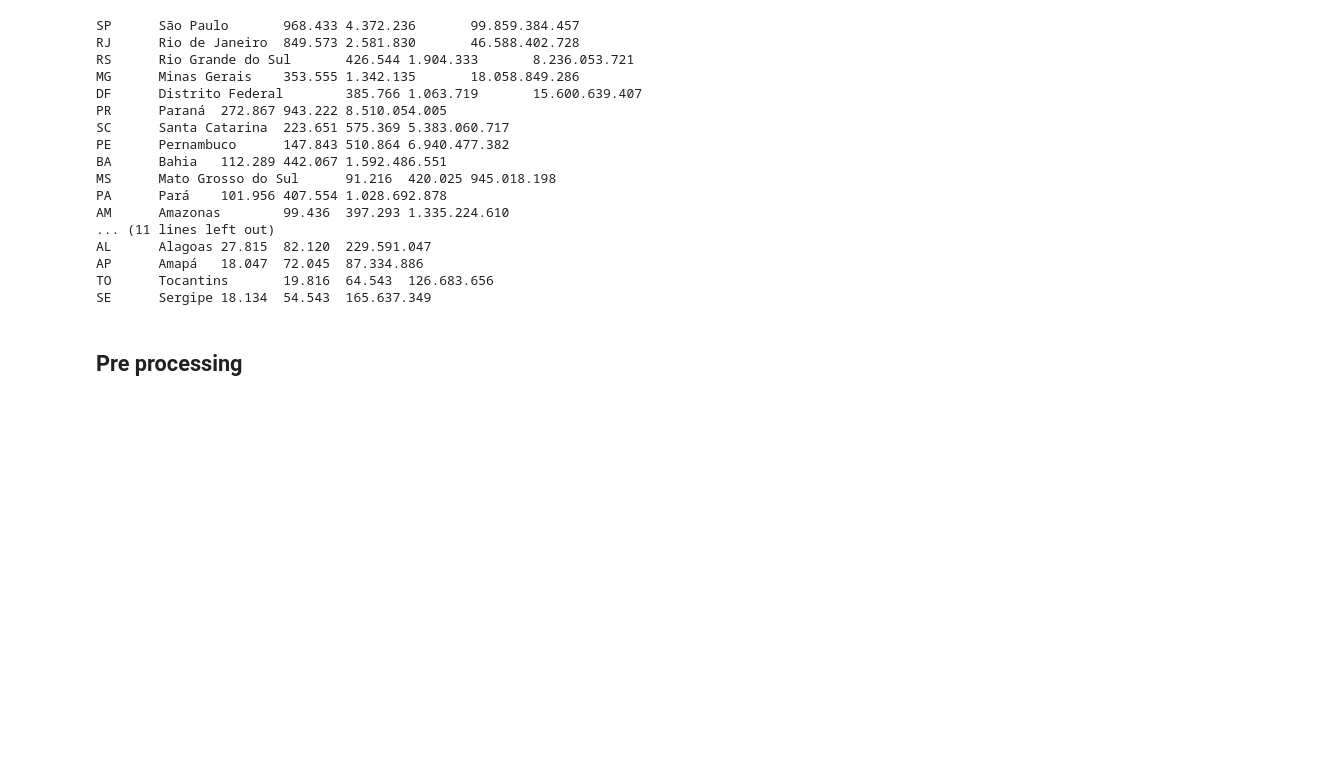
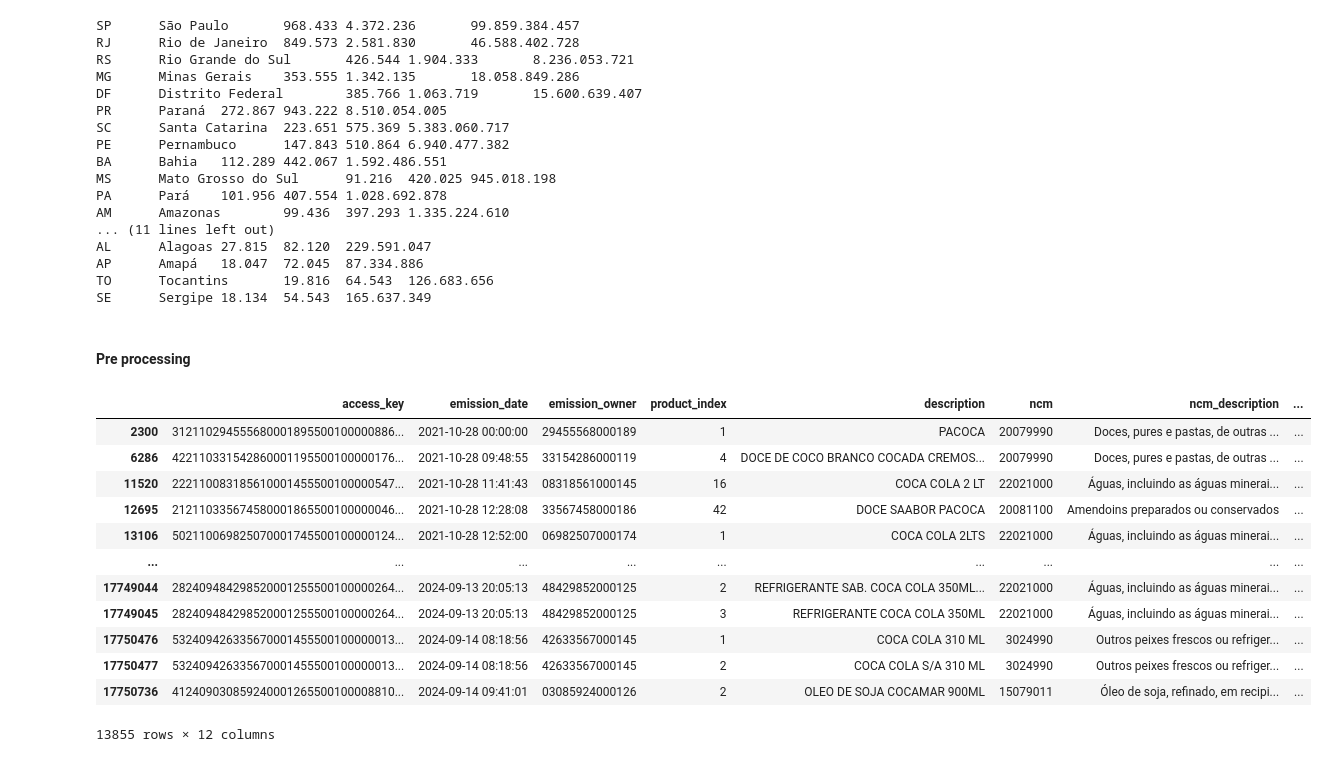
Before and after one commit to teichx/TCC, a Jupyter notebook: app/tcc.ipynb, the cells around one changed output. Saved outputs shown, nothing was run; the diff lists cells and outputs as text; code cells hidden in the pictures; blank space fills up the shorter version.

```diff
--- a/app/tcc.ipynb
+++ b/app/tcc.ipynb
@@ -10,5 +27,5 @@ import requests
 # %%
-def get_items():
+def get_class_items():
   folder_path = '../data/raw'
   processed_files = 0
   for file_name in os.listdir(folder_path):
@@ -72,17 +89,17 @@ def get_items():
         print(f'Processed files {processed_files}')
 
 
-def get_combined():
+def get_class_combined():
   combined_path = '../data/combined.parquet.br'
   if os.path.exists(combined_path):
     print('Reading cache combined data')
     return pandas.read_parquet(combined_path)
-  combined_data = pandas.concat(get_items(), ignore_index=True)
+  combined_data = pandas.concat(get_class_items(), ignore_index=True)
   print('Start compression')
   combined_data.to_parquet(combined_path, index=False, compression='brotli')
   return combined_data
 
-data_frame = get_combined()
+data_frame = get_class_combined()
 # %% [output]
 Reading cache combined data
 # %% [markdown]
@@ -165,4 +182,24 @@ AP      Amapá   18.047  72.045  87.334.886
 TO      Tocantins       19.816  64.543  126.683.656
 SE      Sergipe 18.134  54.543  165.637.349
 # %% [markdown]
-## Pre processing
+#### Pre processing
+# %%
+data_frame.drop_duplicates(inplace=True)
+# %%
+filtered_df = data_frame[data_frame['description'].str.contains('coca', case=False)]
+# %%
+filtered_df
+# %% [output]
+|  | access_key | emission_date | emission_owner | product_index | description | ncm | ncm_description | ... |
+| 2300 | 312110294555680001895500100000886... | 2021-10-28 00:00:00 | 29455568000189 | 1 | PACOCA | 20079990 | Doces, pures e pastas, de outras ... | ... |
+| 6286 | 422110331542860001195500100000176... | 2021-10-28 09:48:55 | 33154286000119 | 4 | DOCE DE COCO BRANCO COCADA CREMOS... | 20079990 | Doces, pures e pastas, de outras ... | ... |
+| 11520 | 222110083185610001455500100000547... | 2021-10-28 11:41:43 | 08318561000145 | 16 | COCA COLA 2 LT | 22021000 | Águas, incluindo as águas minerai... | ... |
+| 12695 | 212110335674580001865500100000046... | 2021-10-28 12:28:08 | 33567458000186 | 42 | DOCE SAABOR PACOCA | 20081100 | Amendoins preparados ou conservados | ... |
+| 13106 | 502110069825070001745500100000124... | 2021-10-28 12:52:00 | 06982507000174 | 1 | COCA COLA 2LTS | 22021000 | Águas, incluindo as águas minerai... | ... |
+| ... | ... | ... | ... | ... | ... | ... | ... | ... |
+| 17749044 | 282409484298520001255500100000264... | 2024-09-13 20:05:13 | 48429852000125 | 2 | REFRIGERANTE SAB. COCA COLA 350ML... | 22021000 | Águas, incluindo as águas minerai... | ... |
+| 17749045 | 282409484298520001255500100000264... | 2024-09-13 20:05:13 | 48429852000125 | 3 | REFRIGERANTE COCA COLA 350ML | 22021000 | Águas, incluindo as águas minerai... | ... |
+| 17750476 | 532409426335670001455500100000013... | 2024-09-14 08:18:56 | 42633567000145 | 1 | COCA COLA 310 ML | 3024990 | Outros peixes frescos ou refriger... | ... |
+| 17750477 | 532409426335670001455500100000013... | 2024-09-14 08:18:56 | 42633567000145 | 2 | COCA COLA S/A 310 ML | 3024990 | Outros peixes frescos ou refriger... | ... |
+| 17750736 | 412409030859240001265500100008810... | 2024-09-14 09:41:01 | 03085924000126 | 2 | OLEO DE SOJA COCAMAR 900ML | 15079011 | Óleo de soja, refinado, em recipi... | ... |
+13855 rows × 12 columns
```
Also changed, not shown: parts of 14 cells of this notebook, 4 other files.
